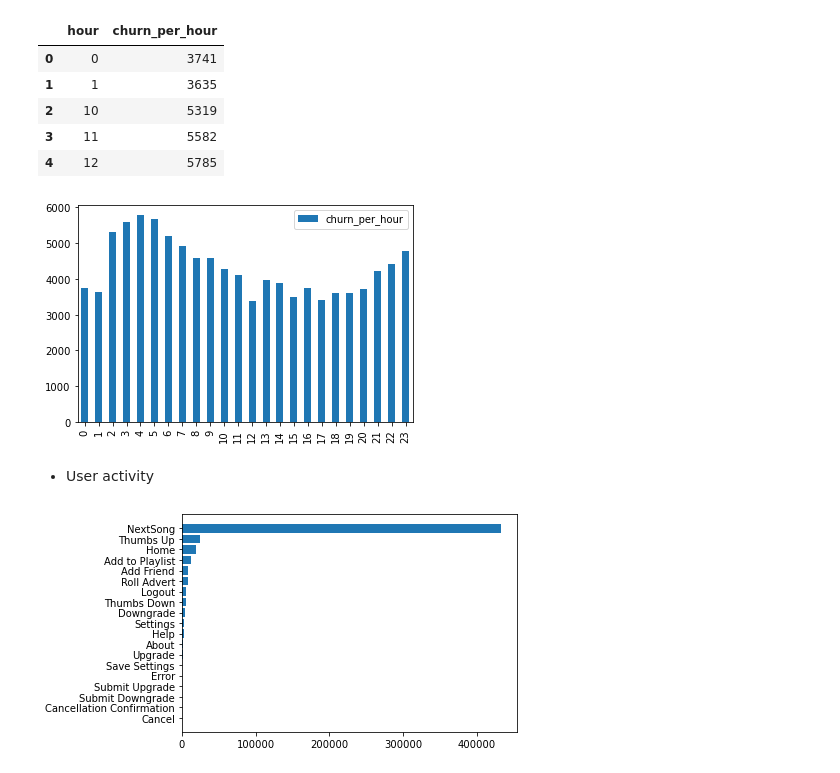
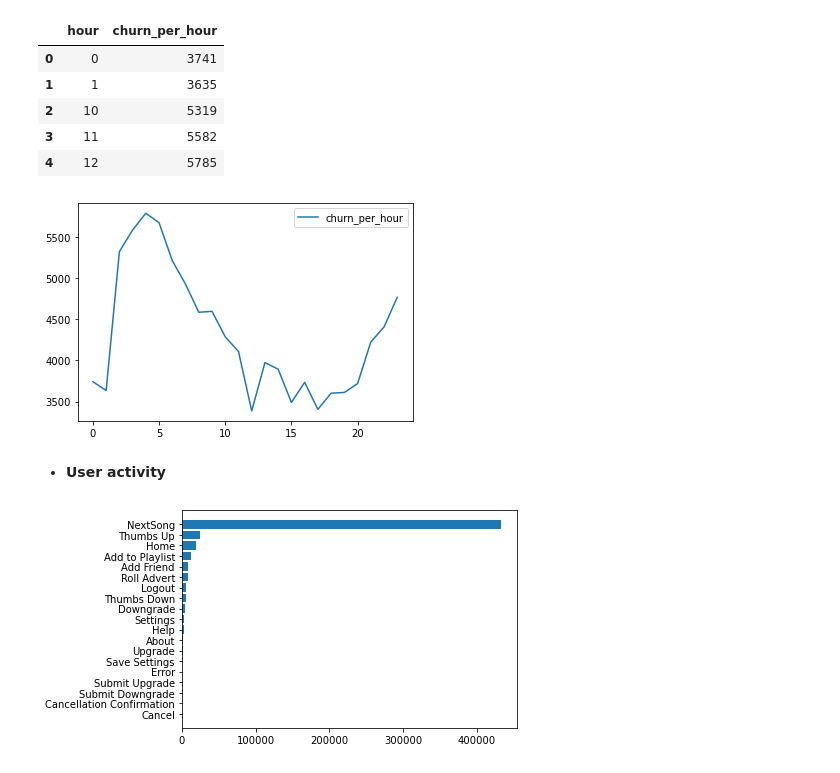
Before and after one commit to texcindy99/Spark_Machine_Learning, a Jupyter notebook: Spark_ML_Music_Service.ipynb, the cells around one changed output. Cells and saved outputs as stored; diff of their text form; code cells hidden in the pictures.

```diff
--- a/Spark_ML_Music_Service.ipynb
+++ b/Spark_ML_Music_Service.ipynb
@@ -259,11 +259,11 @@ df_churn_in_hour.head()
 | 3 | 11 | 5582 |
 | 4 | 12 | 5785 |
 # %%
-df_churn_in_hour.plot.bar();
+df_churn_in_hour.plot.line();
 # %% [output]
-[figure, old version]
+[figure, new version]
 # %% [markdown]
-- User activity
+- **User activity**
 # %%
 user_activity = spark.sql('''
           SELECT page, COUNT(*) as activity_count
```
Also changed, not shown: parts of 15 cells of this notebook.
